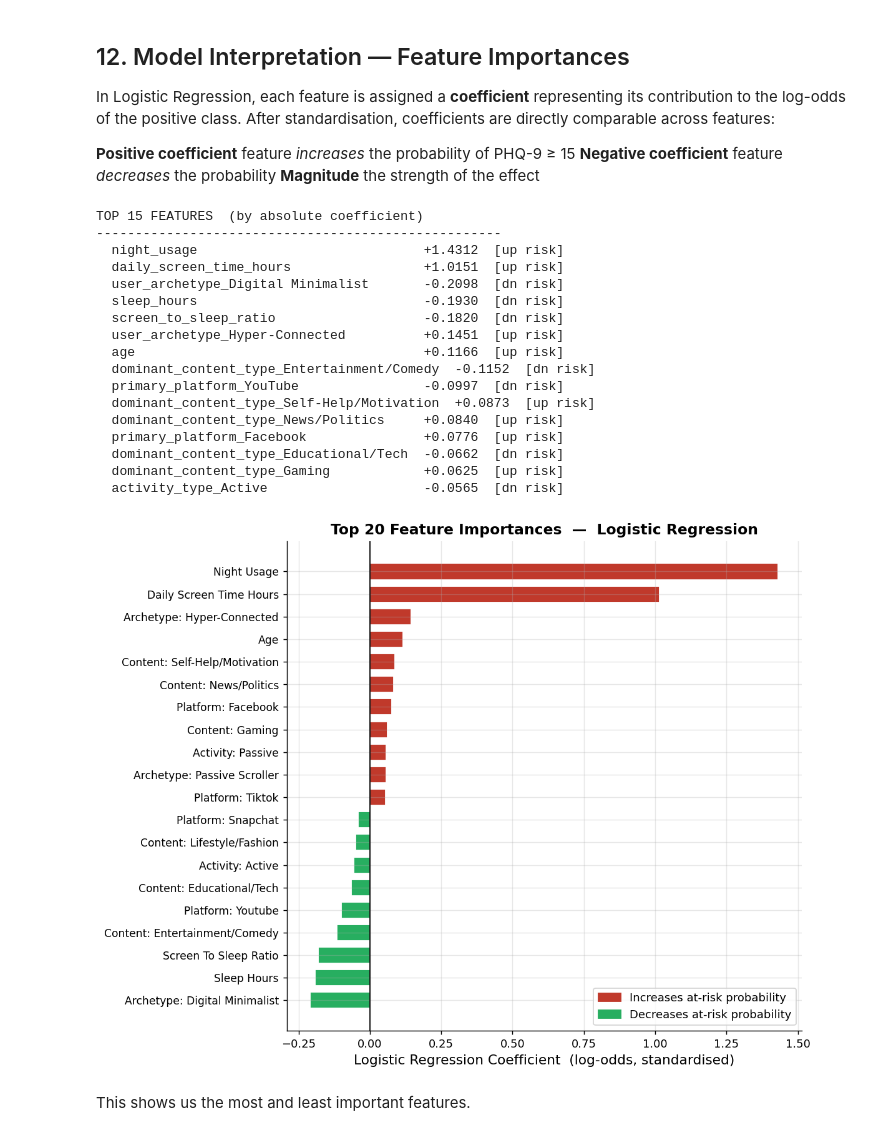
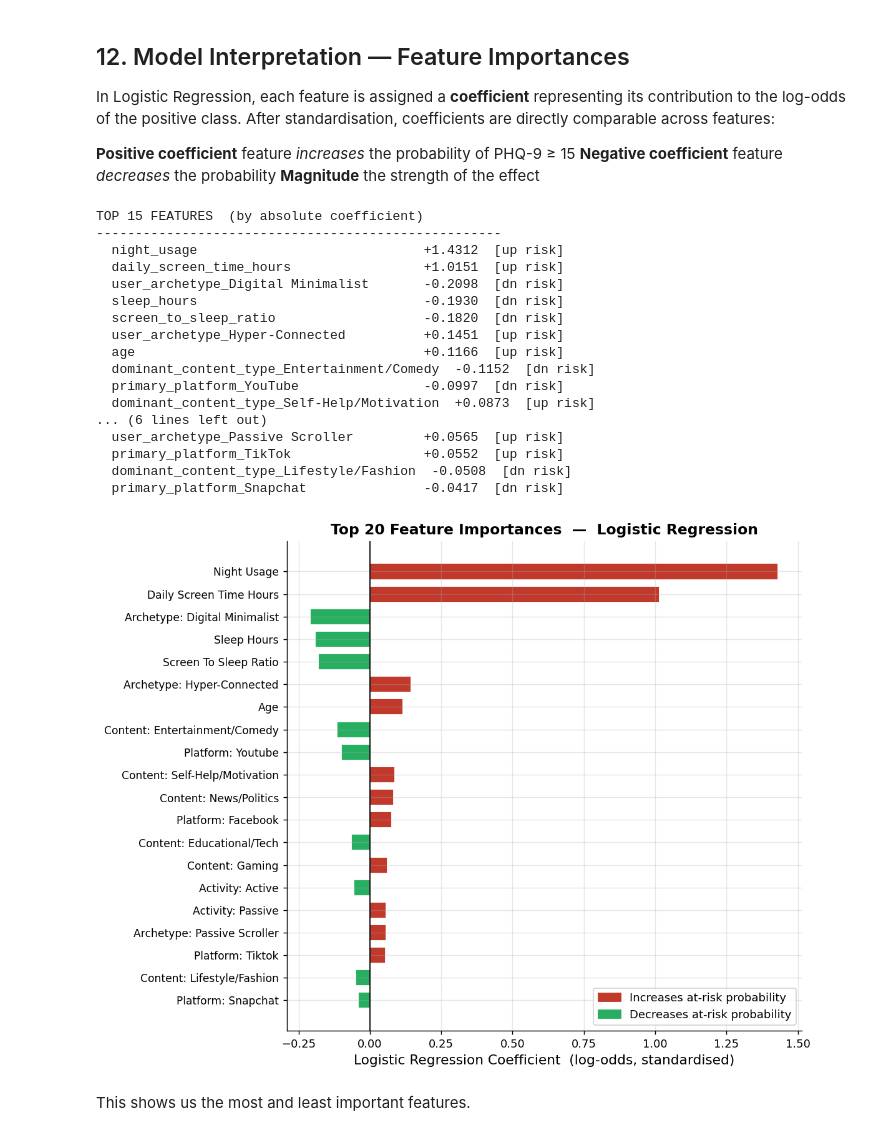
Before and after one commit to krishi-kakkar-19/A-Machine-Learning-Approach-to-Predict-Mental-Health-from-Social-Media-Usage, a Jupyter notebook: I310D_Final_Project.ipynb, the cells around one changed output. Drawn from its saved outputs; the diff is of its cells as text; code cells hidden in the pictures.

```diff
--- a/I310D_Final_Project.ipynb
+++ b/I310D_Final_Project.ipynb
@@ -10,7 +10,6 @@ from scipy import stats
 import matplotlib.pyplot as plt
 import seaborn as sns
 from sklearn.preprocessing import StandardScaler
-import warnings
 from sklearn.model_selection import train_test_split, StratifiedKFold, cross_val_score
 from sklearn.linear_model import LogisticRegression
 from sklearn.preprocessing import StandardScaler
@@ -21,7 +20,8 @@ from sklearn.metrics import (
     precision_recall_curve, average_precision_score
 )
 
-warnings.filterwarnings('ignore')
+RANDOM_STATE = 42
+np.random.seed(RANDOM_STATE)
 
 RAW_PATH = 'social_media_mental_health.csv'
 
@@ -932,7 +932,7 @@ coef_df = (
 
 print('TOP 15 FEATURES  (by absolute coefficient)')
 print('-' * 52)
-for _, row in coef_df.head(15).iterrows():
+for _, row in coef_df.head(20).iterrows():
     direction = 'up risk' if row['coefficient'] > 0 else 'dn risk'
     print(f"  {row['feature']:<38}  {row['coefficient']:+.4f}  [{direction}]")
 # %% [output]
@@ -948,40 +948,47 @@ TOP 15 FEATURES  (by absolute coefficient)
   dominant_content_type_Entertainment/Comedy  -0.1152  [dn risk]
   primary_platform_YouTube                -0.0997  [dn risk]
   dominant_content_type_Self-Help/Motivation  +0.0873  [up risk]
-  dominant_content_type_News/Politics     +0.0840  [up risk]
-  primary_platform_Facebook               +0.0776  [up risk]
-  dominant_content_type_Educational/Tech  -0.0662  [dn risk]
-  dominant_content_type_Gaming            +0.0625  [up risk]
-  activity_type_Active                    -0.0565  [dn risk]
+... (6 lines left out)
+  user_archetype_Passive Scroller         +0.0565  [up risk]
+  primary_platform_TikTok                 +0.0552  [up risk]
+  dominant_content_type_Lifestyle/Fashion  -0.0508  [dn risk]
+  primary_platform_Snapchat               -0.0417  [dn risk]
 # %%
 def pretty_name(name):
     return (name.replace('user_archetype_','Archetype: ')
                .replace('primary_platform_','Platform: ')
                .replace('dominant_content_type_','Content: ')
                .replace('activity_type_','Activity: ')
                .replace('gender_','Gender: ')
                .replace('_',' ').title())
 
-top20 = coef_df.head(20).copy().sort_values('coefficient')
+top20 = coef_df.copy()
+top20['abs_coef'] = top20['coefficient'].abs()
+
+top20 = (top20
+         .sort_values('abs_coef', ascending=False)  # pick strongest features
+         .head(20)
+         .sort_values('abs_coef'))                  # order nicely for barh
+
 top20['label']  = top20['feature'].apply(pretty_name)
 colors = ['#C0392B' if c > 0 else '#27AE60' for c in top20['coefficient']]
 
 fig, ax = plt.subplots(figsize=(9, 7))
 ax.barh(top20['label'], top20['coefficient'], color=colors,
         edgecolor='white', height=0.72)
 ax.axvline(0, color='black', linewidth=1.0)
 ax.set_xlabel('Logistic Regression Coefficient  (log-odds, standardised)')
 ax.set_title('Top 20 Feature Importances  —  Logistic Regression')
 
 import matplotlib.patches as mpatches
 red_p = mpatches.Patch(color='#C0392B', label='Increases at-risk probability')
 grn_p = mpatches.Patch(color='#27AE60', label='Decreases at-risk probability')
 ax.legend(handles=[red_p, grn_p], loc='lower right', fontsize=10)
 ax.tick_params(axis='y', labelsize=9.5)
 plt.tight_layout()
 plt.show()
 # %% [output]
-[figure, old version]
+[figure, new version]
 # %% [markdown]
 This shows us the most and least important features.
 # %% [markdown]
```
Also changed, not shown: parts of 5 cells of this notebook.
